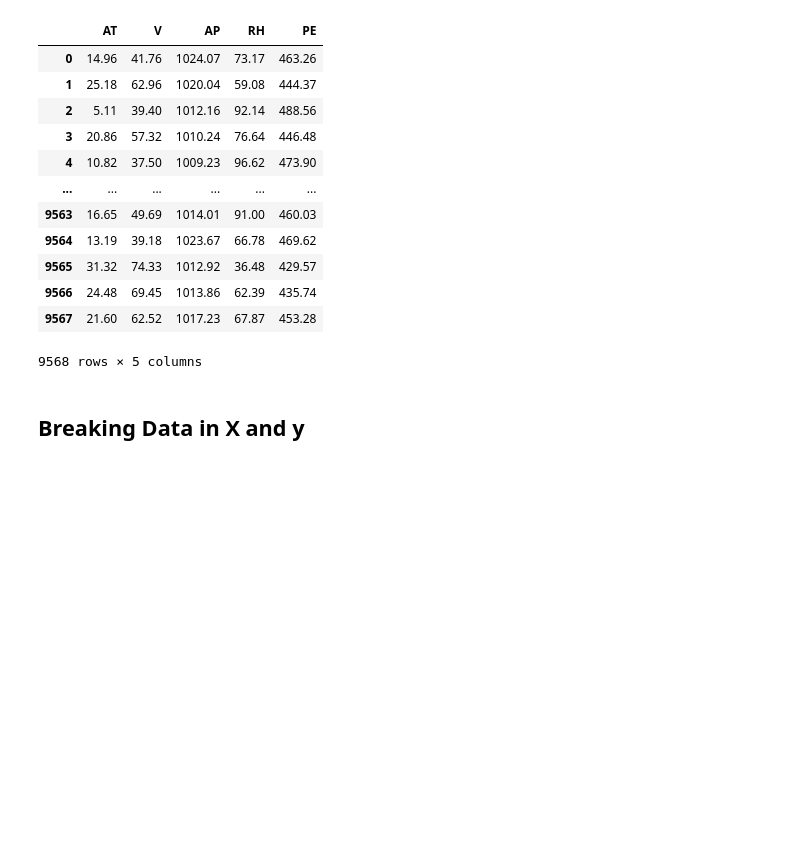
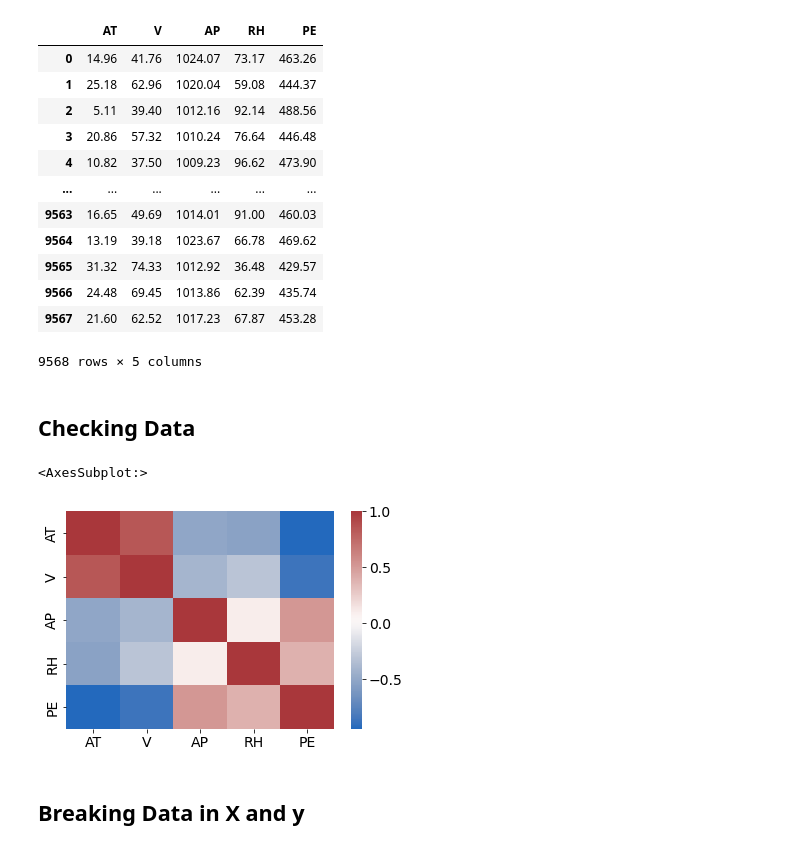
Before and after one commit to sking115422/DS2_P1, a Jupyter notebook: python/ccpp.ipynb, the cells around one changed output. Cells and saved outputs as stored; diff of their text form; code cells hidden in the pictures; blank space fills up the shorter version.

```diff
--- a/python/ccpp.ipynb
+++ b/python/ccpp.ipynb
@@ -34,3 +32,5 @@ df
 | 9566 | 24.48 | 69.45 | 1013.86 | 62.39 | 435.74 |
 | 9567 | 21.60 | 62.52 | 1017.23 | 67.87 | 453.28 |
 9568 rows × 5 columns
+# %% [markdown]
+## Checking Data
@@ -37,3 +39,9 @@ df
+# %%
+corr_mat = df.corr(method='pearson')
+sns.heatmap(corr_mat, cmap='vlag')
+# %% [output]
+<AxesSubplot:>
+[figure, added]
 # %% [markdown]
 ## Breaking Data in X and y
 # %%
```
Also changed, not shown: parts of 5 cells of this notebook, 1 other file.
